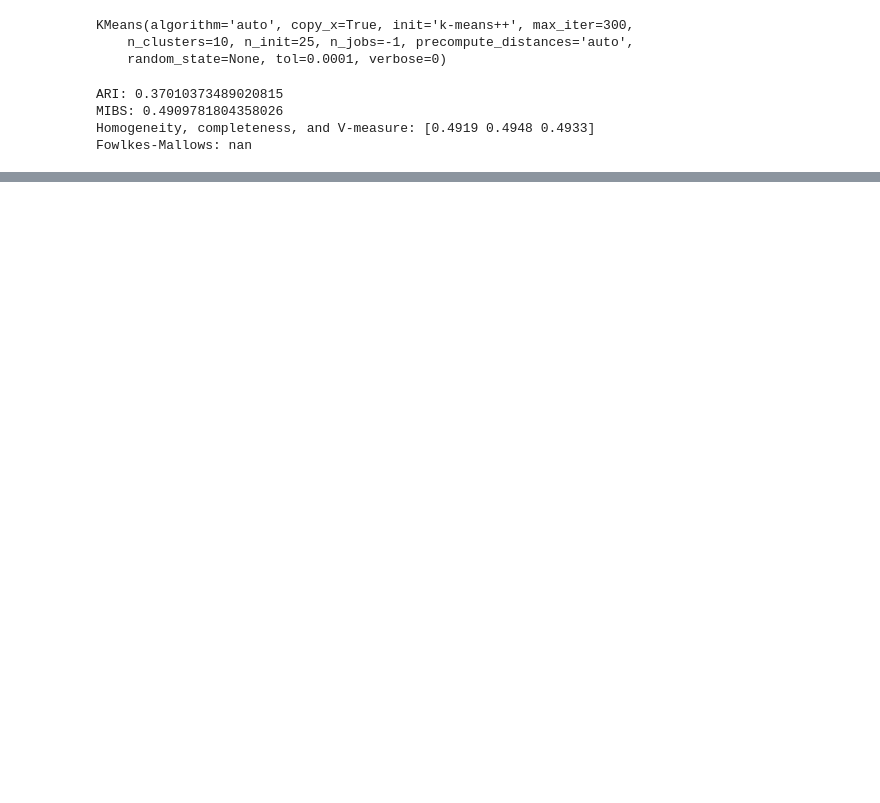
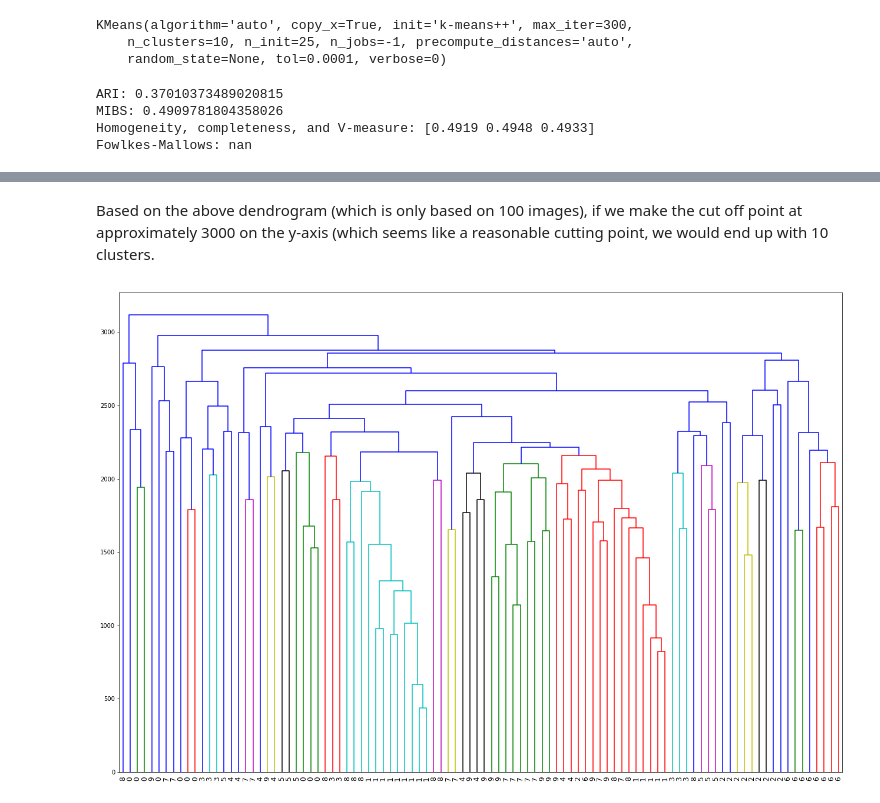
Before and after one commit to mjoehler94/BYU_Econ213R_Projects, a Jupyter notebook: Homeworks/Hw5/Hw5_DimReduction_and_Clustering.ipynb, the cells around one changed output, grey strips where cells are left out. Saved outputs shown, nothing was run; the diff lists cells and outputs as text; code cells hidden in the pictures; blank space fills up the shorter version.

```diff
--- a/Homeworks/Hw5/Hw5_DimReduction_and_Clustering.ipynb
+++ b/Homeworks/Hw5/Hw5_DimReduction_and_Clustering.ipynb
@@ -246,0 +324,9 @@ Fowlkes-Mallows: nan
+# %% [markdown]
+Based on the above dendrogram (which is only based on 100 images), if we make the cut off point at approximately 3000 on the y-axis (which seems like a reasonable cutting point, we would end up with 10 clusters.
+# %%
+Z = linkage(train_img[rows[:n_select]], 'weighted')
+plt.figure(figsize=(22, 15))
+_ = dendrogram(Z,labels = train_lbl[rows[:n_select]].astype('int'),leaf_font_size = 12)
+# print(train_lbl[rows[:n_select]])
+# %% [output]
+[figure, added]
```
Also changed, not shown: parts of 13 cells of this notebook.
